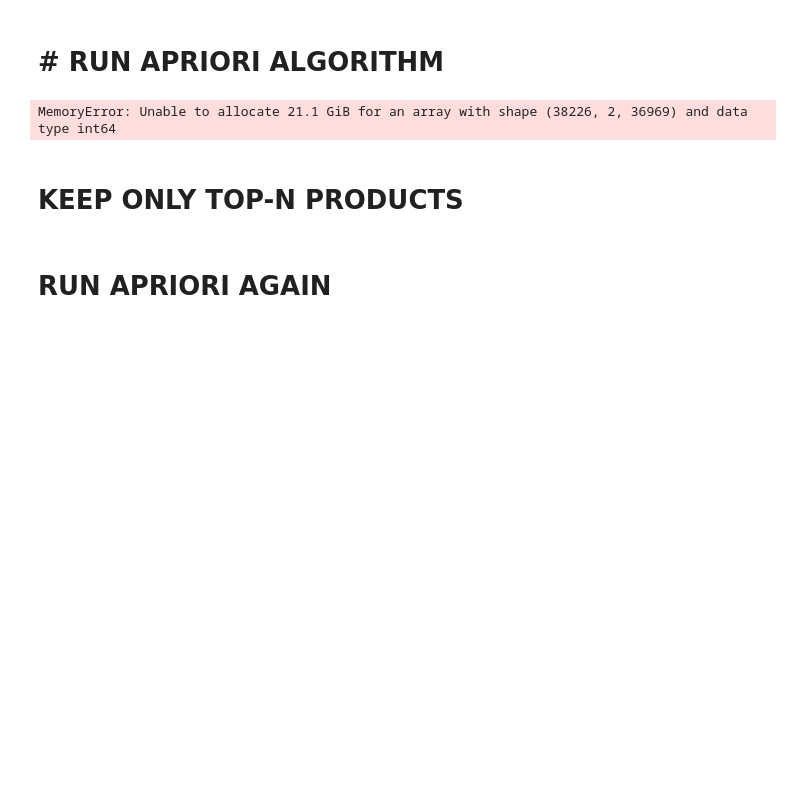
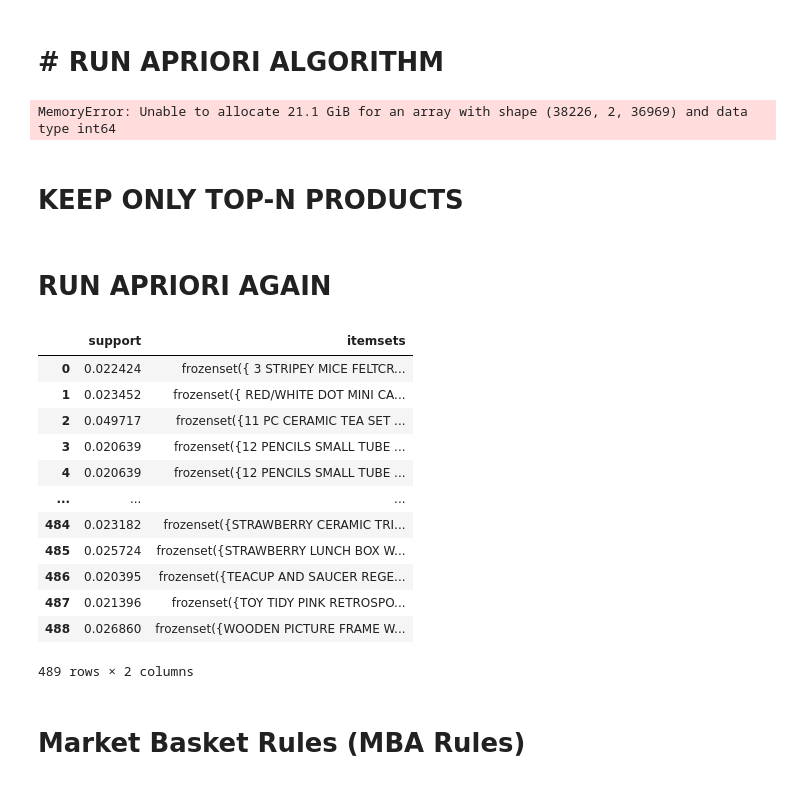
Before and after one commit to Simran-Sh/Online_Retail, a Jupyter notebook: RetailAnalysis.ipynb, the cells around one changed output. Cells and saved outputs as stored; diff of their text form; code cells hidden in the pictures; blank space fills up the shorter version.

```diff
--- a/RetailAnalysis.ipynb
+++ b/RetailAnalysis.ipynb
@@ -701,3 +801,21 @@ frequent_itemsets = apriori(
 # mlxtend has a memory-optimized mode i.e USE low_memory=True
 # 2-item sets = 90% of value
 # 3+ item sets = diminishing returns
+# %%
+frequent_itemsets
+# %% [output]
+|  | support | itemsets |
+| 0 | 0.022424 | frozenset({ 3 STRIPEY MICE FELTCR... |
+| 1 | 0.023452 | frozenset({ RED/WHITE DOT MINI CA... |
+| 2 | 0.049717 | frozenset({11 PC CERAMIC TEA SET ... |
+| 3 | 0.020639 | frozenset({12 PENCILS SMALL TUBE ... |
+| 4 | 0.020639 | frozenset({12 PENCILS SMALL TUBE ... |
+| ... | ... | ... |
+| 484 | 0.023182 | frozenset({STRAWBERRY CERAMIC TRI... |
+| 485 | 0.025724 | frozenset({STRAWBERRY LUNCH BOX W... |
+| 486 | 0.020395 | frozenset({TEACUP AND SAUCER REGE... |
+| 487 | 0.021396 | frozenset({TOY TIDY PINK RETROSPO... |
+| 488 | 0.026860 | frozenset({WOODEN PICTURE FRAME W... |
+489 rows × 2 columns
+# %% [markdown]
+# Market Basket Rules (MBA Rules)
```
Also changed, not shown: parts of 23 cells of this notebook, 5 other files.
